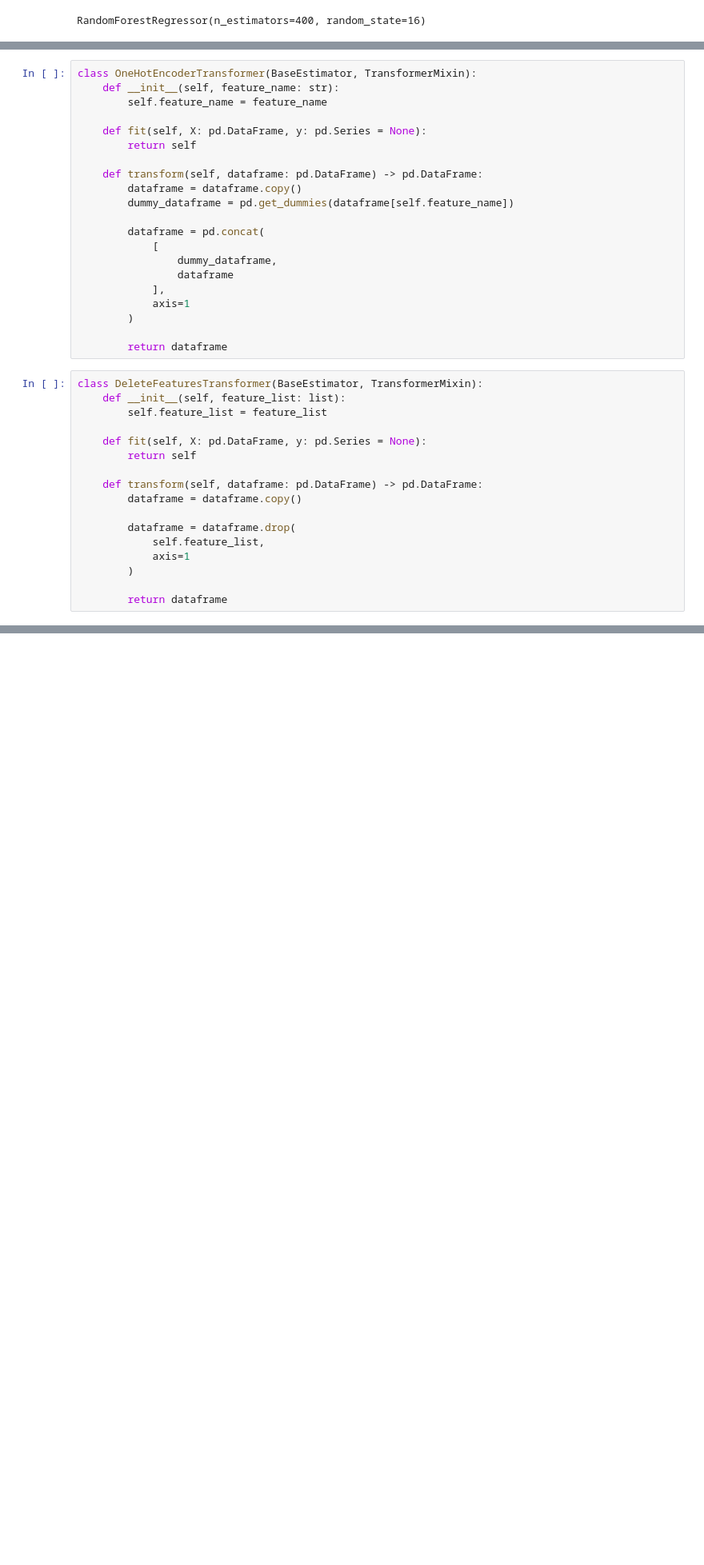
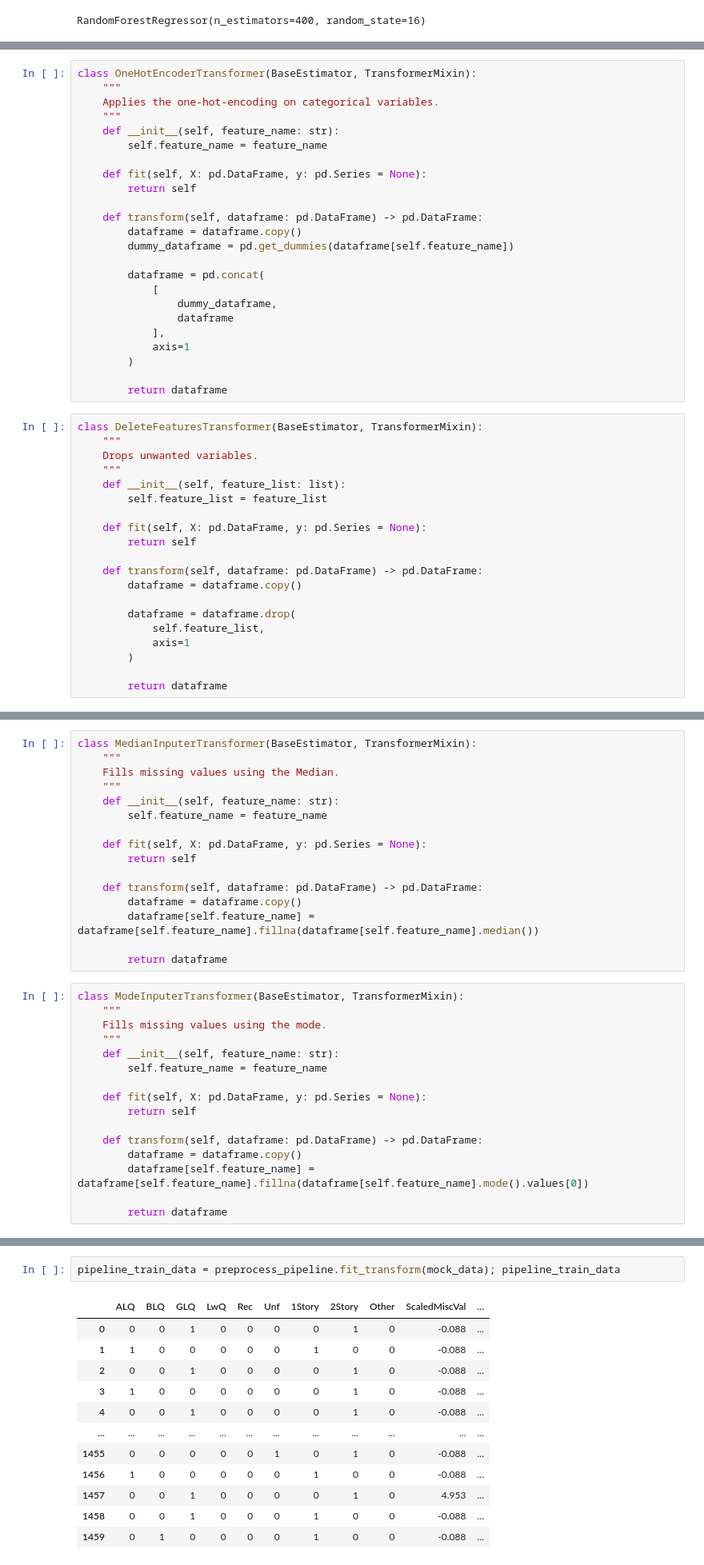
Before and after one commit to victordualibizup/project_template, a Jupyter notebook: analysis/template_project_explained.ipynb, the cells around one changed output, grey strips where cells are left out. Shown at 80% size. Cells and saved outputs as stored; diff of their text form; blank space fills up the shorter version.

```diff
--- a/analysis/template_project_explained.ipynb
+++ b/analysis/template_project_explained.ipynb
@@ -330,6 +345,9 @@ class StandardScalerTransformer(BaseEstimator, TransformerMixin):
         return dataframe
 # %%
 class OneHotEncoderTransformer(BaseEstimator, TransformerMixin):
+    """
+    Applies the one-hot-encoding on categorical variables.
+    """
     def __init__(self, feature_name: str):
         self.feature_name = feature_name
 
@@ -351,6 +369,9 @@ class OneHotEncoderTransformer(BaseEstimator, TransformerMixin):
         return dataframe
 # %%
 class DeleteFeaturesTransformer(BaseEstimator, TransformerMixin):
+    """
+    Drops unwanted variables.
+    """
     def __init__(self, feature_list: list):
         self.feature_list = feature_list
 
@@ -384,0 +407,32 @@ StandardScalerTransformer(numeric_features, scaled_features).fit_transform(data_
+# %%
+class MedianInputerTransformer(BaseEstimator, TransformerMixin):
+    """
+    Fills missing values using the Median.
+    """
+    def __init__(self, feature_name: str):
+        self.feature_name = feature_name
+
+    def fit(self, X: pd.DataFrame, y: pd.Series = None):
+        return self
+
+    def transform(self, dataframe: pd.DataFrame) -> pd.DataFrame:
+        dataframe = dataframe.copy()
+        dataframe[self.feature_name] = dataframe[self.feature_name].fillna(dataframe[self.feature_name].median())
+
+        return dataframe
+# %%
+class ModeInputerTransformer(BaseEstimator, TransformerMixin):
+    """
+    Fills missing values using the mode.
+    """
+    def __init__(self, feature_name: str):
+        self.feature_name = feature_name
+
+    def fit(self, X: pd.DataFrame, y: pd.Series = None):
+        return self
+
+    def transform(self, dataframe: pd.DataFrame) -> pd.DataFrame:
+        dataframe = dataframe.copy()
+        dataframe[self.feature_name] = dataframe[self.feature_name].fillna(dataframe[self.feature_name].mode().values[0])
+
+        return dataframe
@@ -426,0 +464,15 @@ model_pipeline = Pipeline(pipeline_list)
+# %%
+pipeline_train_data = preprocess_pipeline.fit_transform(mock_data); pipeline_train_data
+# %% [output]
+|  | ALQ | BLQ | GLQ | LwQ | Rec | Unf | 1Story | 2Story | Other | ScaledMiscVal | ... |
+| 0 | 0 | 0 | 1 | 0 | 0 | 0 | 0 | 1 | 0 | -0.088 | ... |
+| 1 | 1 | 0 | 0 | 0 | 0 | 0 | 1 | 0 | 0 | -0.088 | ... |
+| 2 | 0 | 0 | 1 | 0 | 0 | 0 | 0 | 1 | 0 | -0.088 | ... |
+| 3 | 1 | 0 | 0 | 0 | 0 | 0 | 0 | 1 | 0 | -0.088 | ... |
+| 4 | 0 | 0 | 1 | 0 | 0 | 0 | 0 | 1 | 0 | -0.088 | ... |
+| ... | ... | ... | ... | ... | ... | ... | ... | ... | ... | ... | ... |
+| 1455 | 0 | 0 | 0 | 0 | 0 | 1 | 0 | 1 | 0 | -0.088 | ... |
+| 1456 | 1 | 0 | 0 | 0 | 0 | 0 | 1 | 0 | 0 | -0.088 | ... |
+| 1457 | 0 | 0 | 1 | 0 | 0 | 0 | 0 | 1 | 0 | 4.953 | ... |
+| 1458 | 0 | 0 | 1 | 0 | 0 | 0 | 1 | 0 | 0 | -0.088 | ... |
+| 1459 | 0 | 1 | 0 | 0 | 0 | 0 | 1 | 0 | 0 | -0.088 | ... |
```
Also changed, not shown: parts of 23 cells of this notebook.
